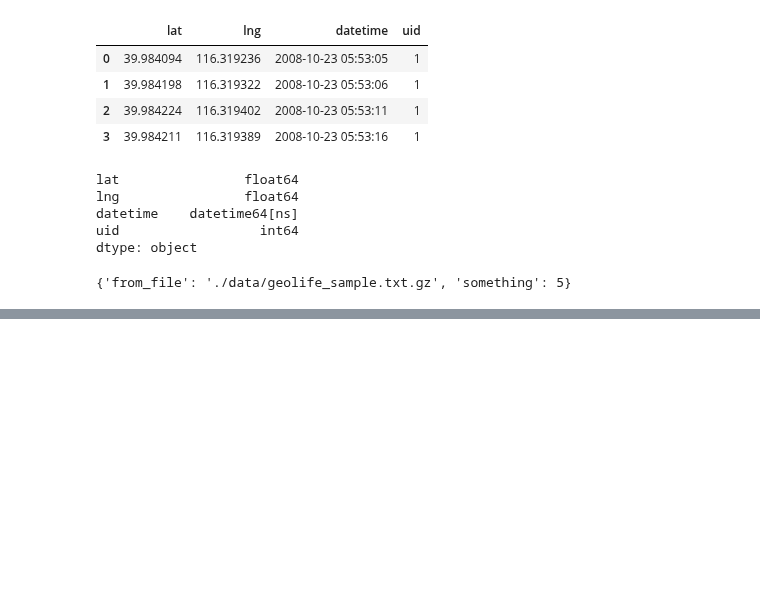
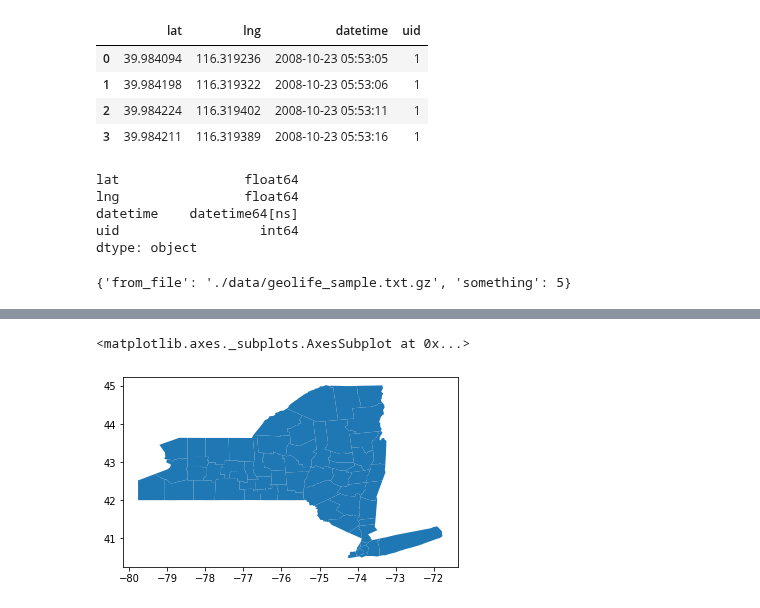
Before and after one commit to scikit-mobility/scikit-mobility, a Jupyter notebook: tutorial/0_data_structures_skmob_tutorial.ipynb, the cells around one changed output, grey strips where cells are left out. Drawn from its saved outputs; the diff is of its cells as text; code cells hidden in the pictures; blank space fills up the shorter version.

```diff
--- a/tutorial/0_data_structures_skmob_tutorial.ipynb
+++ b/tutorial/0_data_structures_skmob_tutorial.ipynb
@@ -359,0 +464,9 @@ The `FlowDataFrame` can be created from:
+# %%
+import geopandas as gpd
+
+# Load tessellation from file
+tessellation = gpd.GeoDataFrame.from_file("data/NY_counties_2011.geojson")
+
+
+fdf = skmob.FlowDataFrame.from_file("data/NY_commuting_flows_2011.csv",
+                                    tessellation=tessellation, tile_id='tile_id', sep=",")
@@ -359,0 +482,5 @@ The `FlowDataFrame` can be created from:
+# %%
+tessellation.plot()
+# %% [output]
+<matplotlib.axes._subplots.AxesSubplot at 0x...>
+[figure, added]
```
Also changed, not shown: parts of 26 cells of this notebook, 3 other files.
